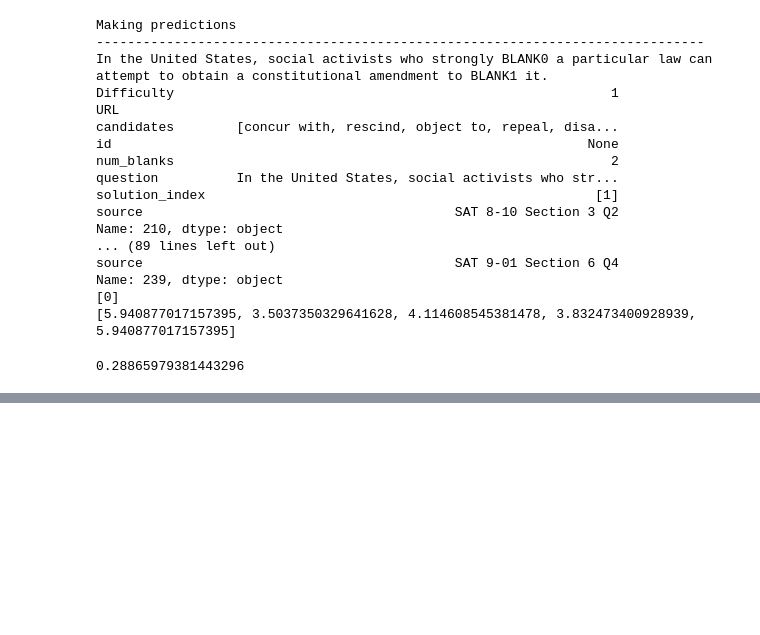
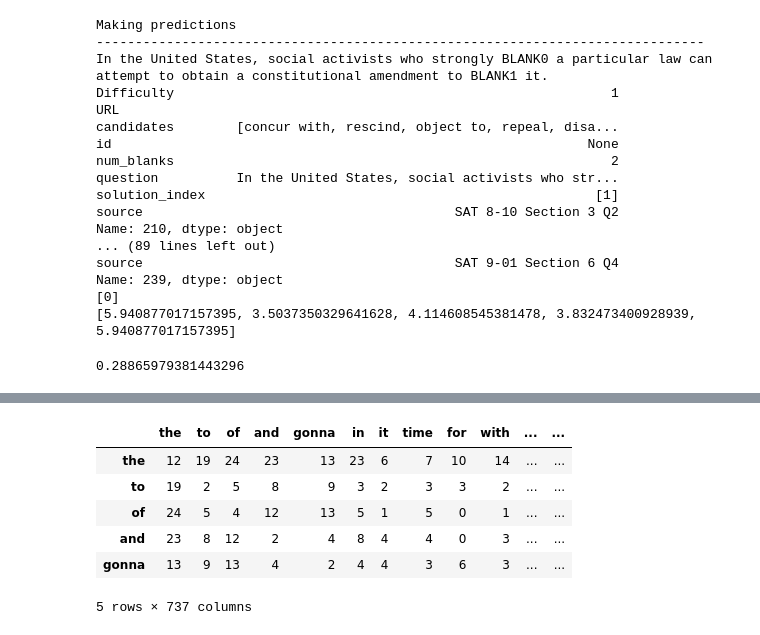
Before and after one commit to tyler-romero/sentence-completion, a Jupyter notebook: code/SAT_ppmi_model.ipynb, the cells around one changed output, grey strips where cells are left out. Cells and saved outputs as stored; diff of their text form; code cells hidden in the pictures; blank space fills up the shorter version.

```diff
--- a/code/SAT_ppmi_model.ipynb
+++ b/code/SAT_ppmi_model.ipynb
@@ -226,3 +226,6 @@ Name: 239, dtype: object
 print(accuracy_score(dev.loc[:, 'solution_index'], predictions))
 # %% [output]
 0.28865979381443296
+# %%
+giga = data_loading.GIGA()
+nyt = giga.train_word_word_cooccurence(name='nyt', window=5, vocab_size=30000, load=True)
@@ -228,0 +251,10 @@ print(accuracy_score(dev.loc[:, 'solution_index'], predictions))
+# %%
+nyt.head()
+# %% [output]
+|  | the | to | of | and | gonna | in | it | time | for | with | ... | ... |
+| the | 12 | 19 | 24 | 23 | 13 | 23 | 6 | 7 | 10 | 14 | ... | ... |
+| to | 19 | 2 | 5 | 8 | 9 | 3 | 2 | 3 | 3 | 2 | ... | ... |
+| of | 24 | 5 | 4 | 12 | 13 | 5 | 1 | 5 | 0 | 1 | ... | ... |
+| and | 23 | 8 | 12 | 2 | 4 | 8 | 4 | 4 | 0 | 3 | ... | ... |
+| gonna | 13 | 9 | 13 | 4 | 2 | 4 | 4 | 3 | 6 | 3 | ... | ... |
+5 rows × 737 columns
```
Also changed, not shown: parts of 1 cell of this notebook, 2 other files.
